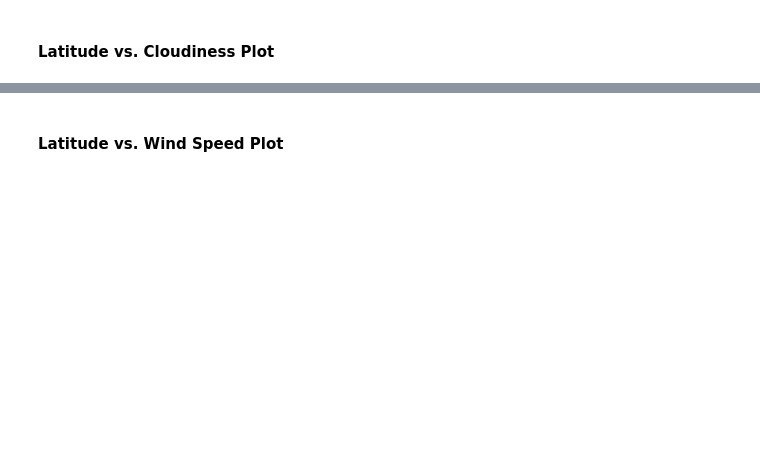
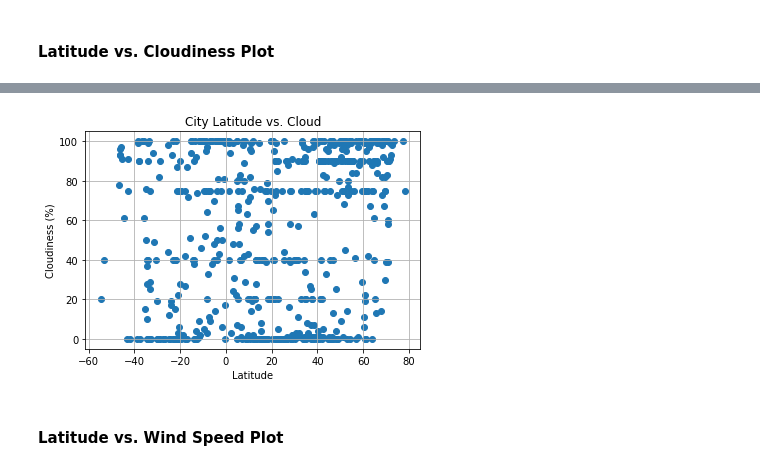
Before and after one commit to hanifhad/Bootcamp, a Jupyter notebook: Unit 6/WeatherPy_2.ipynb, the cells around one changed output, grey strips where cells are left out. Drawn from its saved outputs; the diff is of its cells as text; code cells hidden in the pictures; blank space fills up the shorter version.

```diff
--- a/Unit 6/WeatherPy_2.ipynb
+++ b/Unit 6/WeatherPy_2.ipynb
@@ -180,2 +235,17 @@ FileNotFoundError: [Errno 2] No such file or directory: 'output_data/cities.csv'
+# %%
+# Design Latitude vs. Cloudiness Plot
+plt.title(" Humidity vs. Latitude")
+
+plt.scatter(df_weather["Lat"],df_weather["Cloudiness"])
+
+plt.title("City Latitude vs. Clouds")
+plt.xlabel("Latitude")
+plt.ylabel("Cloudiness")
+plt.grid (b=True,which="major",axis="both",linestyle="-")
+
+
+plt.show()
+# %% [output]
+[figure, added]
 # %% [markdown]
 #### Latitude vs. Wind Speed Plot
```
Also changed, not shown: parts of 21 cells of this notebook, 2 other files.
